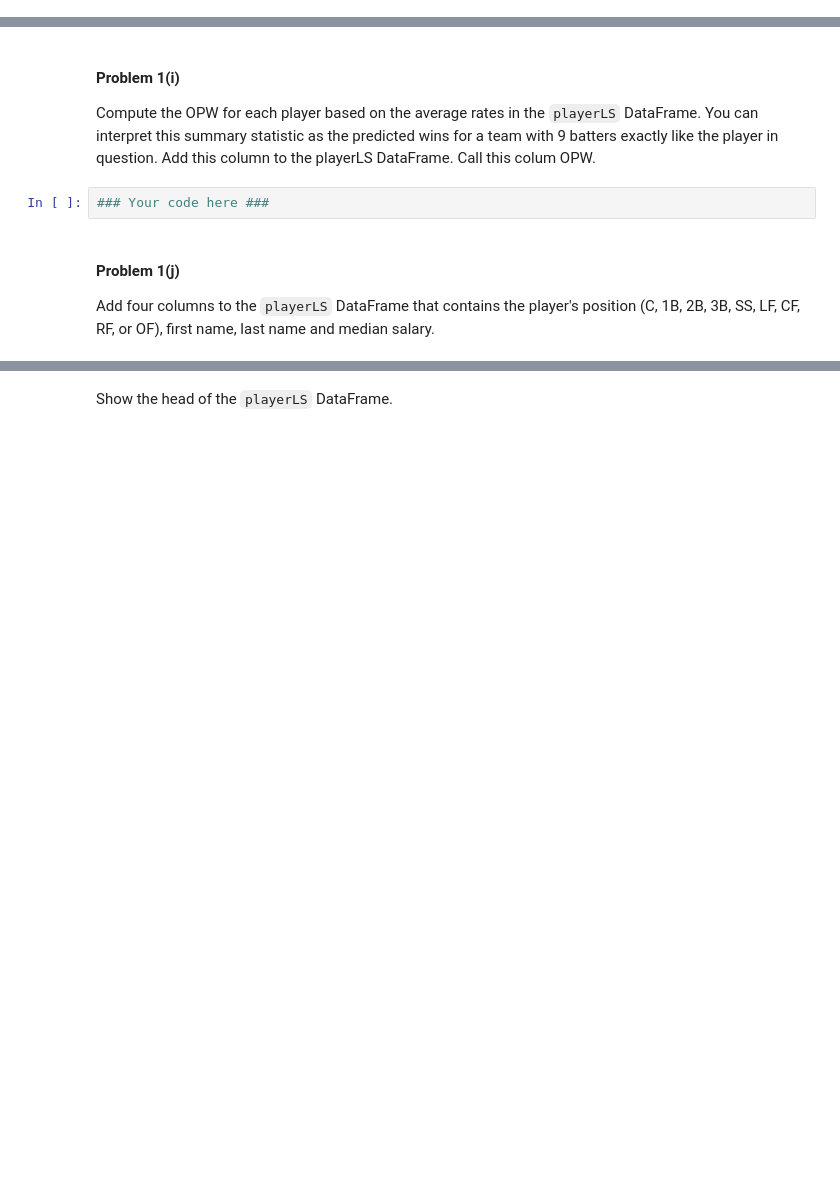
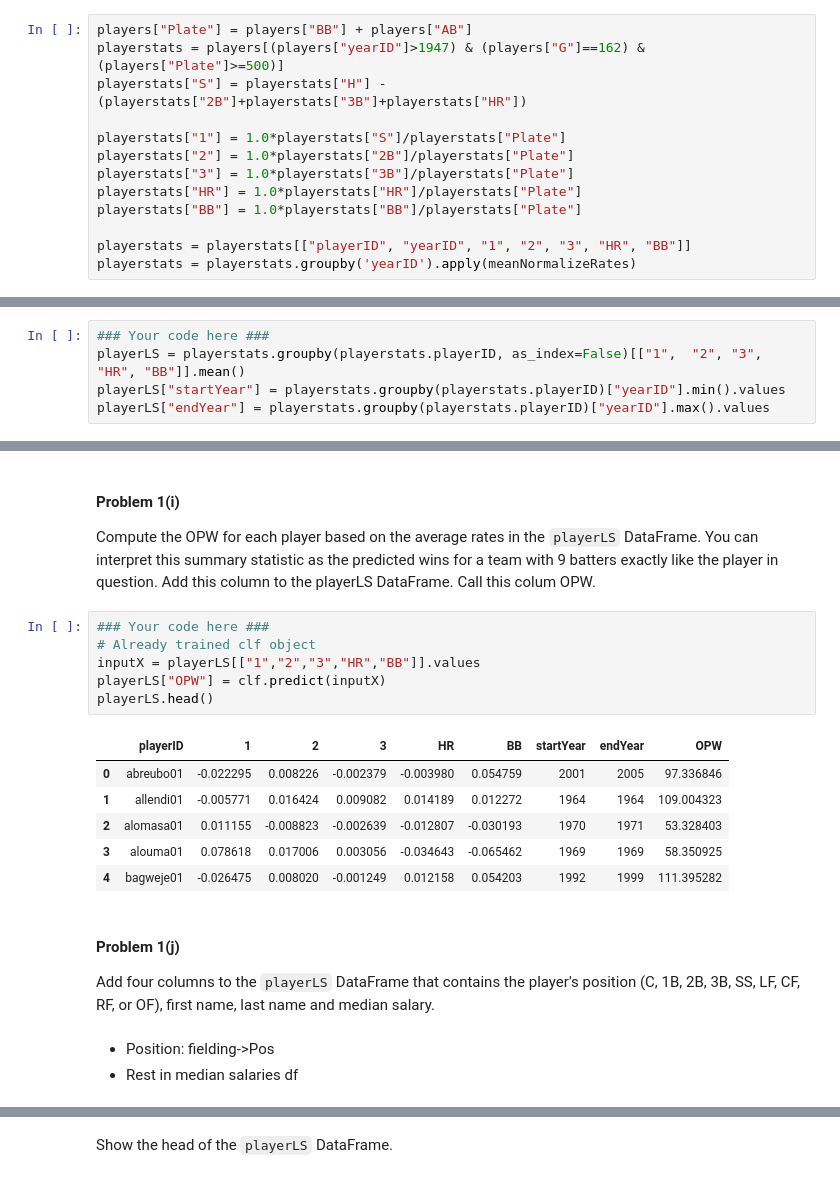
Before and after one commit to suyashSax/CS-109, a Jupyter notebook: Week 7/HW 3.ipynb, the cells around one changed output, grey strips where cells are left out. Drawn from its saved outputs; the diff is of its cells as text; blank space fills up the shorter version.

```diff
--- a/Week 7/HW 3.ipynb
+++ b/Week 7/HW 3.ipynb
@@ -288,3 +294,16 @@ Now we will create a similar database for individual players. Consider only play
+# %%
+players["Plate"] = players["BB"] + players["AB"]
+playerstats = players[(players["yearID"]>1947) & (players["G"]==162) & (players["Plate"]>=500)]
+playerstats["S"] = playerstats["H"] - (playerstats["2B"]+playerstats["3B"]+playerstats["HR"])
+
+playerstats["1"] = 1.0*playerstats["S"]/playerstats["Plate"]
+playerstats["2"] = 1.0*playerstats["2B"]/playerstats["Plate"]
+playerstats["3"] = 1.0*playerstats["3B"]/playerstats["Plate"]
+playerstats["HR"] = 1.0*playerstats["HR"]/playerstats["Plate"]
+playerstats["BB"] = 1.0*playerstats["BB"]/playerstats["Plate"]
+
+playerstats = playerstats[["playerID", "yearID", "1", "2", "3", "HR", "BB"]]
+playerstats = playerstats.groupby('yearID').apply(meanNormalizeRates)
 # %% [markdown]
 Show the head of the `playerstats` DataFrame.
 # %%
@@ -298,3 +323,8 @@ Using the `playerstats` DataFrame created in Problem 1(g), create a new DataFram
+# %%
+### Your code here ###
+playerLS = playerstats.groupby(playerstats.playerID, as_index=False)[["1",  "2", "3", "HR", "BB"]].mean()
+playerLS["startYear"] = playerstats.groupby(playerstats.playerID)["yearID"].min().values
+playerLS["endYear"] = playerstats.groupby(playerstats.playerID)["yearID"].max().values
 # %% [markdown]
 Show the head of the `playerLS` DataFrame.
 # %%
@@ -303,11 +341,25 @@ Show the head of the `playerLS` DataFrame.
 #### Problem 1(i)
 
 Compute the OPW for each player based on the average rates in the `playerLS` DataFrame. You can interpret this summary statistic as the predicted wins for a team with 9 batters exactly like the player in question. Add this column to the playerLS DataFrame. Call this colum OPW.
-# %%
-### Your code here ###
+# %%
+### Your code here ###
+# Already trained clf object
+inputX = playerLS[["1","2","3","HR","BB"]].values
+playerLS["OPW"] = clf.predict(inputX)
+playerLS.head()
+# %% [output]
+|  | playerID | 1 | 2 | 3 | HR | BB | startYear | endYear | OPW |
+| 0 | abreubo01 | -0.022295 | 0.008226 | -0.002379 | -0.003980 | 0.054759 | 2001 | 2005 | 97.336846 |
+| 1 | allendi01 | -0.005771 | 0.016424 | 0.009082 | 0.014189 | 0.012272 | 1964 | 1964 | 109.004323 |
+| 2 | alomasa01 | 0.011155 | -0.008823 | -0.002639 | -0.012807 | -0.030193 | 1970 | 1971 | 53.328403 |
+| 3 | alouma01 | 0.078618 | 0.017006 | 0.003056 | -0.034643 | -0.065462 | 1969 | 1969 | 58.350925 |
+| 4 | bagweje01 | -0.026475 | 0.008020 | -0.001249 | 0.012158 | 0.054203 | 1992 | 1999 | 111.395282 |
 # %% [markdown]
 #### Problem 1(j)
 
 Add four columns to the `playerLS` DataFrame that contains the player's position (C, 1B, 2B, 3B, SS, LF, CF, RF, or OF), first name, last name and median salary.
+# %% [markdown]
+- Position: fielding->Pos
+- Rest in median salaries df
 # %%
 ### Your code here ###
```
Also changed, not shown: parts of 11 cells of this notebook.
